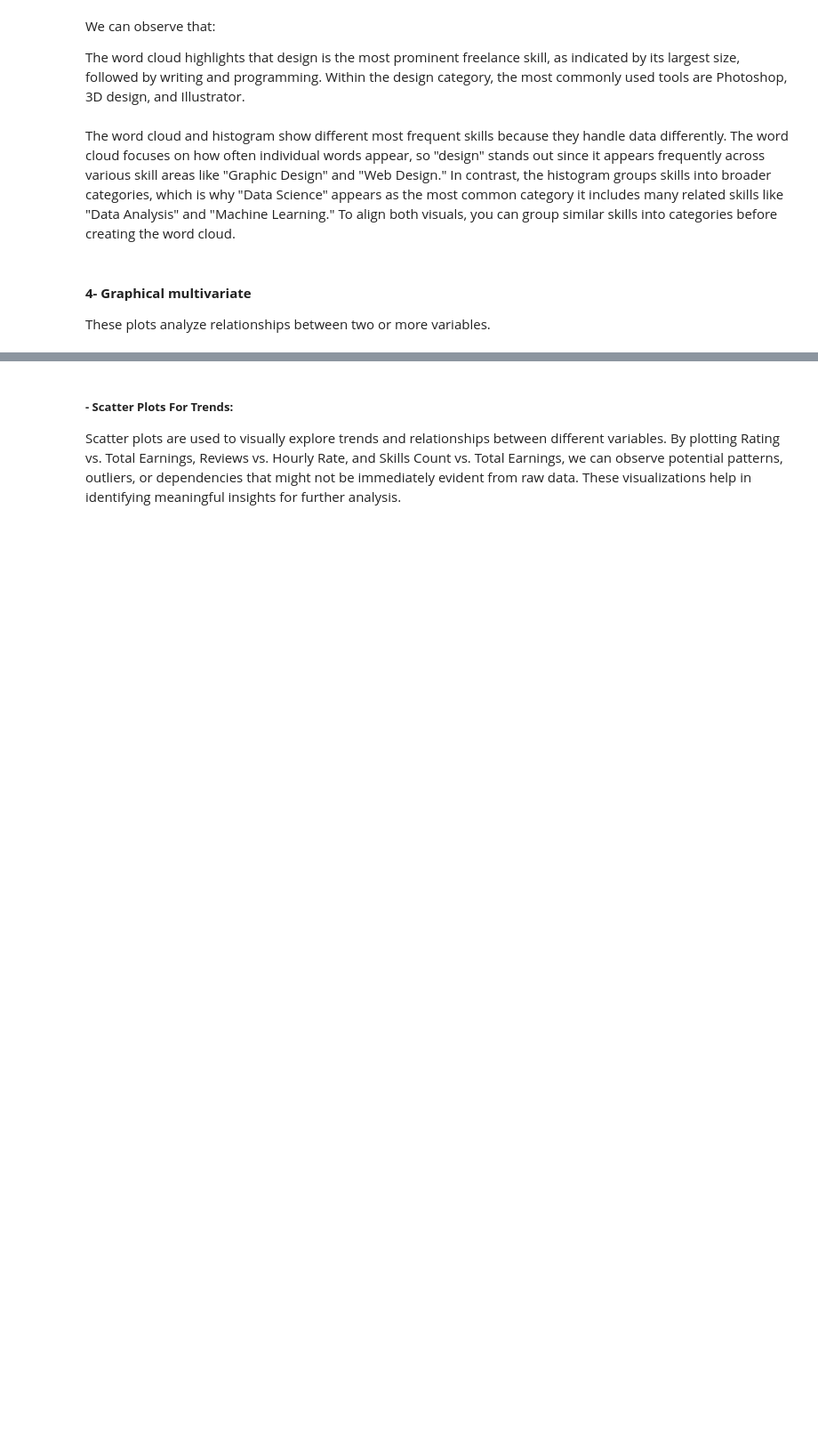
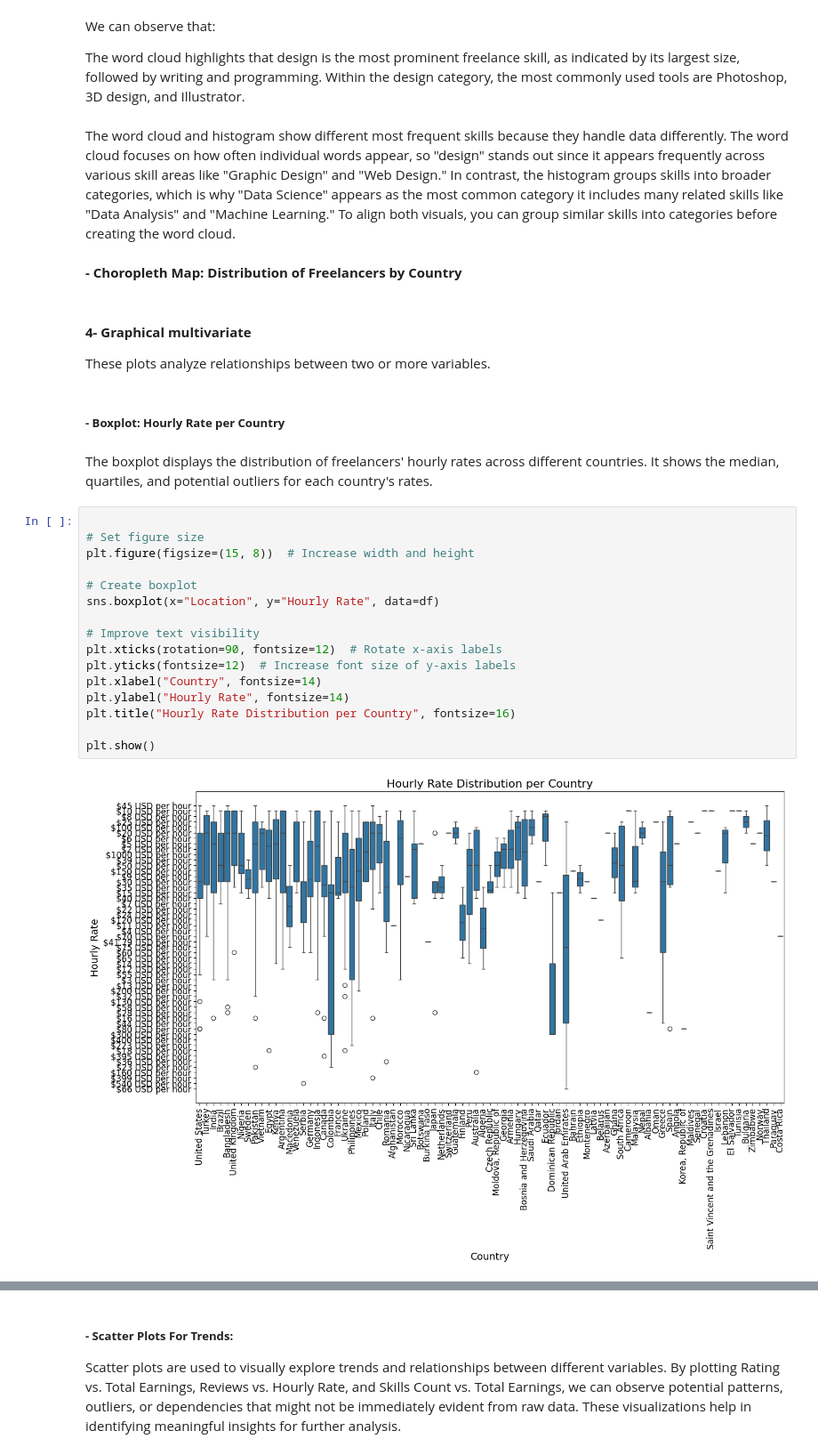
Before and after one commit to iRoseM/Freelancing-Trends--IT362, a Jupyter notebook: IT362_groub_6.ipynb, the cells around one changed output, grey strips where cells are left out. Shown at 89% size. Cells and saved outputs as stored; diff of their text form; blank space fills up the shorter version.

```diff
--- a/IT362_groub_6.ipynb
+++ b/IT362_groub_6.ipynb
@@ -804,6 +829,30 @@ We can observe that:
 The word cloud highlights that design is the most prominent freelance skill, as indicated by its largest size, followed by writing and programming. Within the design category, the most commonly used tools are Photoshop, 3D design, and Illustrator.
 # %% [markdown]
 The word cloud and histogram show different most frequent skills because they handle data differently. The word cloud focuses on how often individual words appear, so "design" stands out since it appears frequently across various skill areas like "Graphic Design" and "Web Design." In contrast, the histogram groups skills into broader categories, which is why "Data Science" appears as the most common category it includes many related skills like "Data Analysis" and "Machine Learning." To align both visuals, you can group similar skills into categories before creating the word cloud.
+# %% [markdown]
+**- Choropleth Map: Distribution of Freelancers by Country**
 # %% [markdown]
 #### **4- Graphical multivariate**
 These plots analyze relationships between two or more variables.
+# %% [markdown]
+##### **- Boxplot: Hourly Rate per Country**
+# %% [markdown]
+The boxplot displays the distribution of freelancers' hourly rates across different countries. It shows the median, quartiles, and potential outliers for each country's rates.
+# %%
+
+# Set figure size
+plt.figure(figsize=(15, 8))  # Increase width and height
+
+# Create boxplot
+sns.boxplot(x="Location", y="Hourly Rate", data=df)
+
+# Improve text visibility
+plt.xticks(rotation=90, fontsize=12)  # Rotate x-axis labels
+plt.yticks(fontsize=12)  # Increase font size of y-axis labels
+plt.xlabel("Country", fontsize=14)
+plt.ylabel("Hourly Rate", fontsize=14)
+plt.title("Hourly Rate Distribution per Country", fontsize=16)
+
+plt.show()
+# %% [output]
+[figure, added]
```
Also changed, not shown: parts of 15 cells of this notebook.
